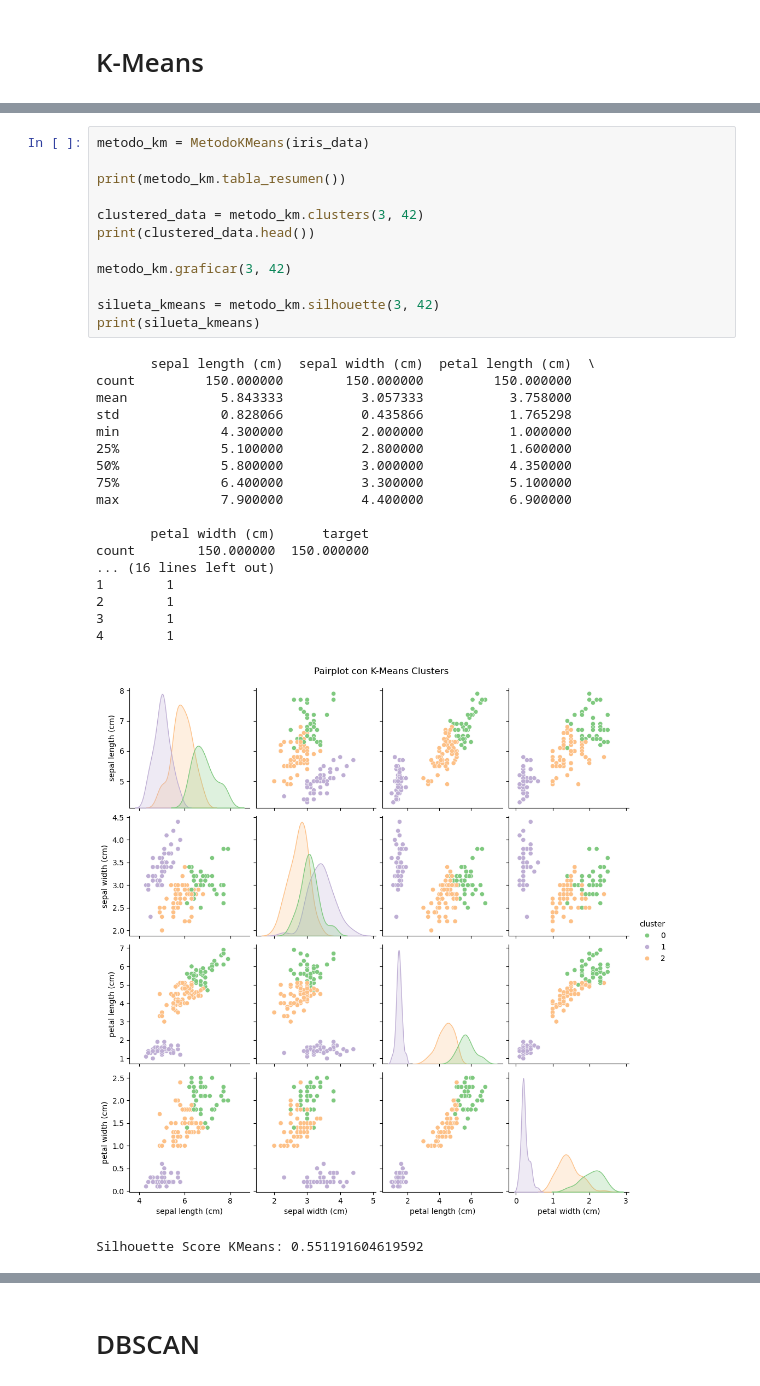
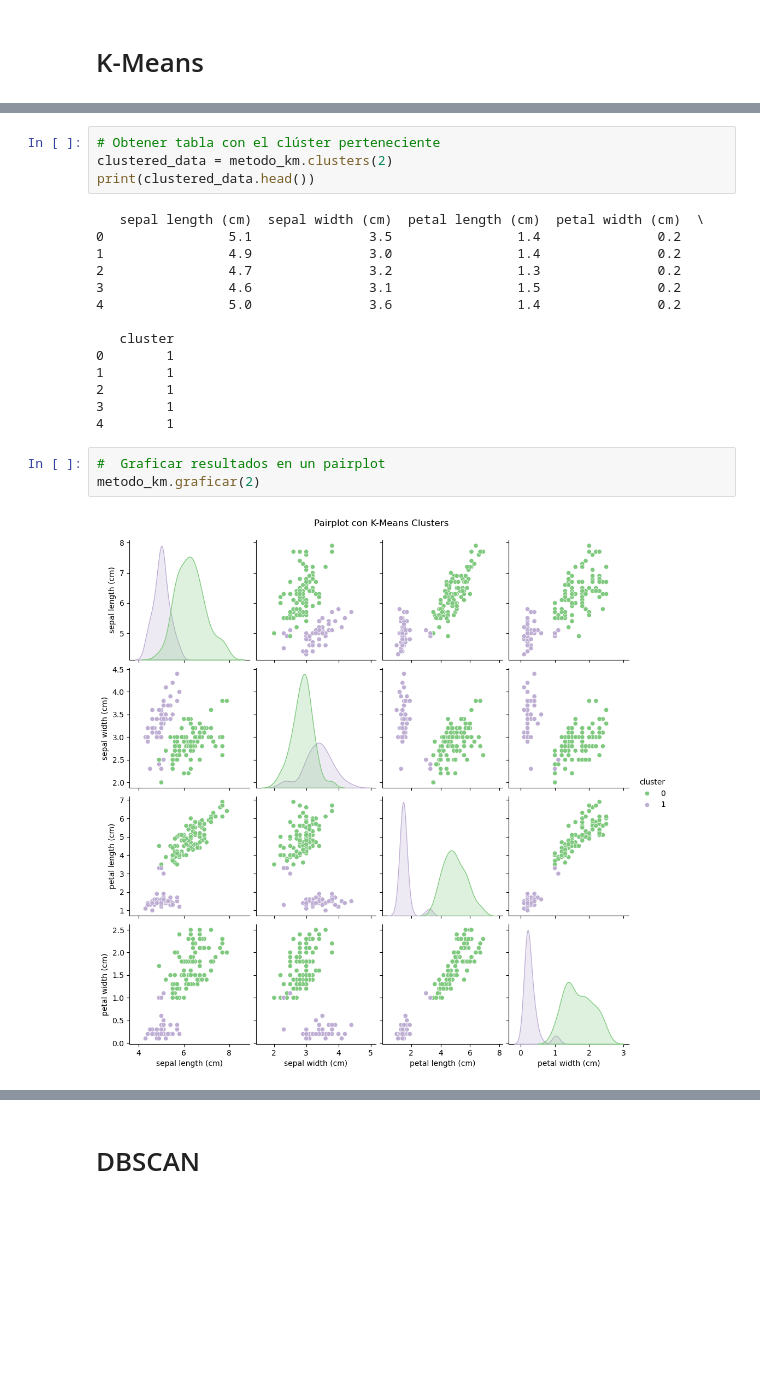
Before and after one commit to sofiabocker/proyecto_individual_ca0305, a Jupyter notebook: cod/python/main.ipynb, the cells around one changed output, grey strips where cells are left out. Saved outputs shown, nothing was run; the diff lists cells and outputs as text; blank space fills up the shorter version.

```diff
--- a/cod/python/main.ipynb
+++ b/cod/python/main.ipynb
@@ -12,32 +56,23 @@ iris_data = load_iris()
+# %%
+# Obtener tabla con el clúster perteneciente
+clustered_data = metodo_km.clusters(2)
+print(clustered_data.head())
+# %% [output]
+   sepal length (cm)  sepal width (cm)  petal length (cm)  petal width (cm)  \
+0                5.1               3.5                1.4               0.2
+1                4.9               3.0                1.4               0.2
+2                4.7               3.2                1.3               0.2
+3                4.6               3.1                1.5               0.2
+4                5.0               3.6                1.4               0.2
+
+   cluster
+0        1
+1        1
+2        1
+3        1
+4        1
 # %%
-metodo_km = MetodoKMeans(iris_data)
-
-print(metodo_km.tabla_resumen())
-
-clustered_data = metodo_km.clusters(3, 42)
-print(clustered_data.head())
-
-metodo_km.graficar(3, 42)
-
-silueta_kmeans = metodo_km.silhouette(3, 42)
-print(silueta_kmeans)
+#  Graficar resultados en un pairplot
+metodo_km.graficar(2)
 # %% [output]
-       sepal length (cm)  sepal width (cm)  petal length (cm)  \
-count         150.000000        150.000000         150.000000
-mean            5.843333          3.057333           3.758000
-std             0.828066          0.435866           1.765298
-min             4.300000          2.000000           1.000000
-25%             5.100000          2.800000           1.600000
-50%             5.800000          3.000000           4.350000
-75%             6.400000          3.300000           5.100000
-max             7.900000          4.400000           6.900000
-
-       petal width (cm)      target
-count        150.000000  150.000000
-... (16 lines left out)
-1        1
-2        1
-3        1
-4        1
-[figure, old version]
+[figure, new version]
-Silhouette Score KMeans: 0.551191604619592
```
Also changed, not shown: parts of 22 cells of this notebook, 10 other files.
